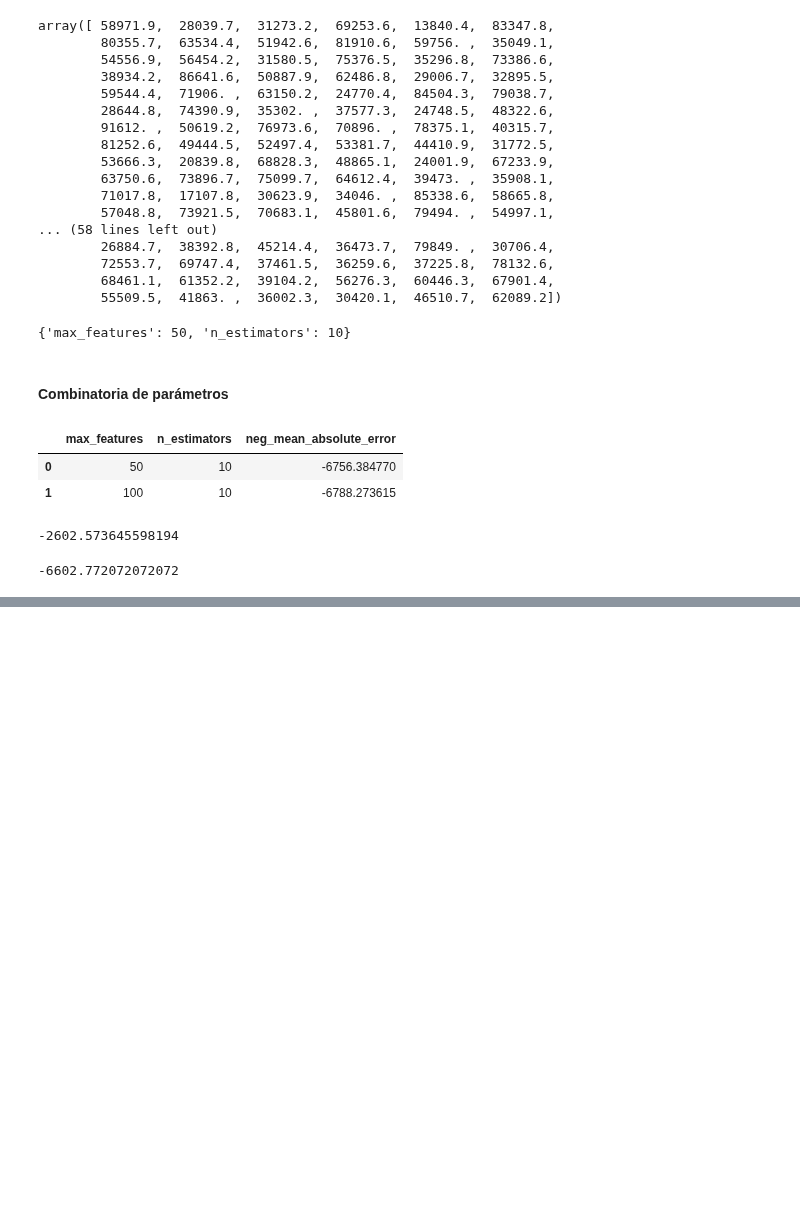
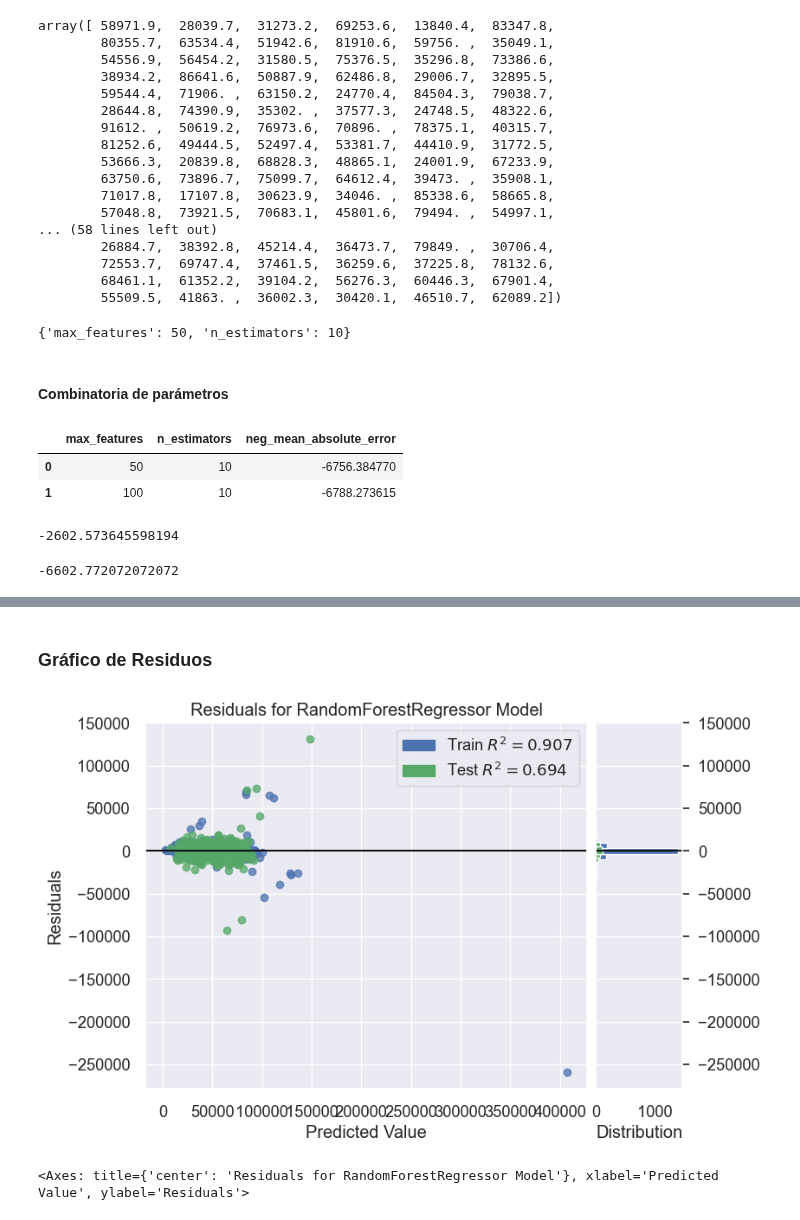
Before and after one commit to alejo-cuello/bootcamp-ds-mlops, a Jupyter notebook: 05-validacion-modelos-y-regresion/startup_ifood.ipynb, the cells around one changed output, grey strips where cells are left out. Cells and saved outputs as stored; diff of their text form; code cells hidden in the pictures; blank space fills up the shorter version.

```diff
--- a/05-validacion-modelos-y-regresion/startup_ifood.ipynb
+++ b/05-validacion-modelos-y-regresion/startup_ifood.ipynb
@@ -499,0 +513,16 @@ with open('rfr.pickle', 'wb') as handle:
+# %% [markdown]
+### Gráfico de Residuos
+# %%
+from yellowbrick.regressor import ResidualsPlot
+
+# ojo: poner best_estimator_
+vis_res = ResidualsPlot(grid_rfr.best_estimator_)
+
+
+# Copy-paste de la doc oficial:
+vis_res.fit(X_train_rfr, y_train_rfr)  # Fiteamos los datos al visualizador
+vis_res.score(X_test_rfr, y_test_rfr)  # Calculamos las métricas para test
+vis_res.show()                 # Visualizamos!
+# %% [output]
+[figure, added]
+<Axes: title={'center': 'Residuals for RandomForestRegressor Model'}, xlabel='Predicted Value', ylabel='Residuals'>
```
Also changed, not shown: parts of 2 cells of this notebook.
